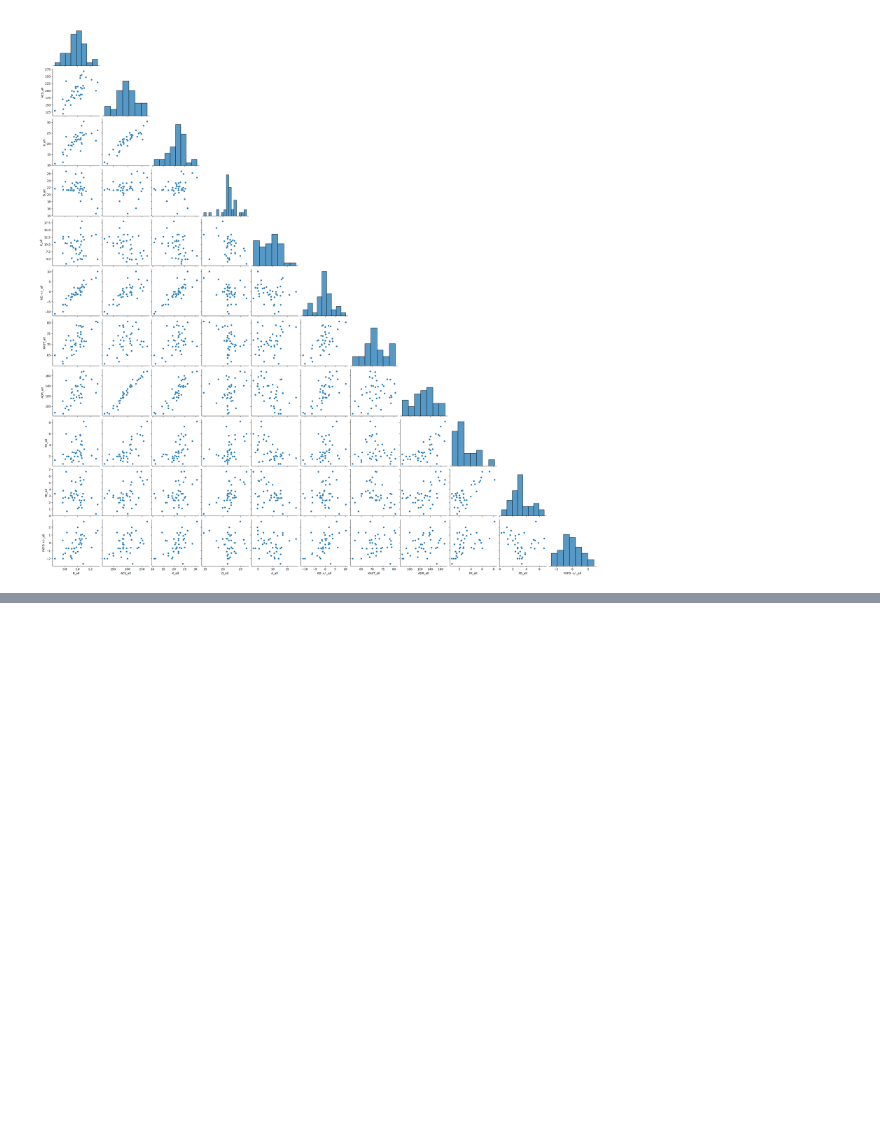
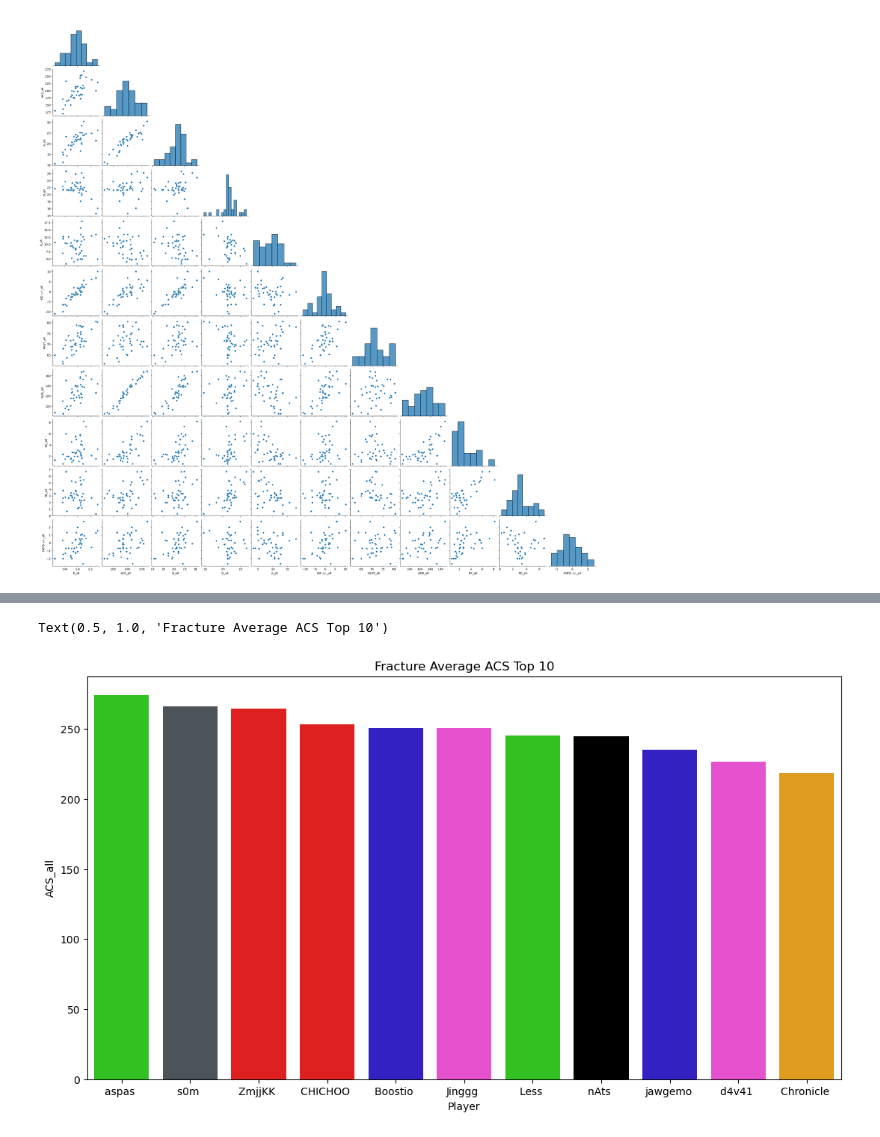
Before and after one commit to MercMayhem/Valo-Scrape, a Jupyter notebook: analysis.ipynb, the cells around one changed output, grey strips where cells are left out. Saved outputs shown, nothing was run; the diff lists cells and outputs as text; code cells hidden in the pictures; blank space fills up the shorter version.

```diff
--- a/analysis.ipynb
+++ b/analysis.ipynb
@@ -194,0 +299,13 @@ px.scatter_3d(data_frame=df_player, x='FK_all', y='FD_all', z='ADR_all', color='
+# %%
+df_acs_Fracture = df_acs_ind[df_acs_ind.Map == 'Fracture'].groupby(['Team', 'Player']).mean(numeric_only=True)
+df_acs_Fracture.reset_index(inplace=True)
+df_acs_Fracture.sort_values('ACS_all', ascending=False, inplace=True)
+df_acs_Fracture.reset_index(drop=True, inplace=True)
+df_acs_Fracture['color'] = df_acs_Fracture.Team.map(palette)
+
+fig, ax = plt.subplots(figsize = (13, 7))
+sns.barplot(data=df_acs_Fracture.loc[0:10], x='Player', y='ACS_all', palette=df_acs_Fracture.loc[0:10, 'color'].to_list())
+ax.set_title('Fracture Average ACS Top 10')
+# %% [output]
+Text(0.5, 1.0, 'Fracture Average ACS Top 10')
+[figure, added]
```
Also changed, not shown: parts of 15 cells of this notebook.
